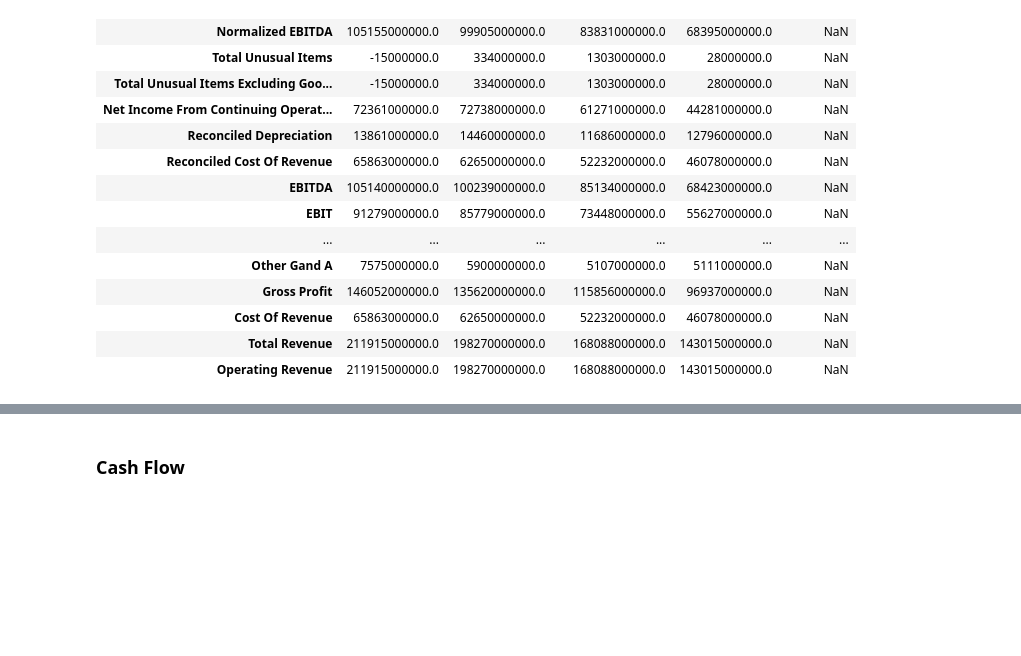
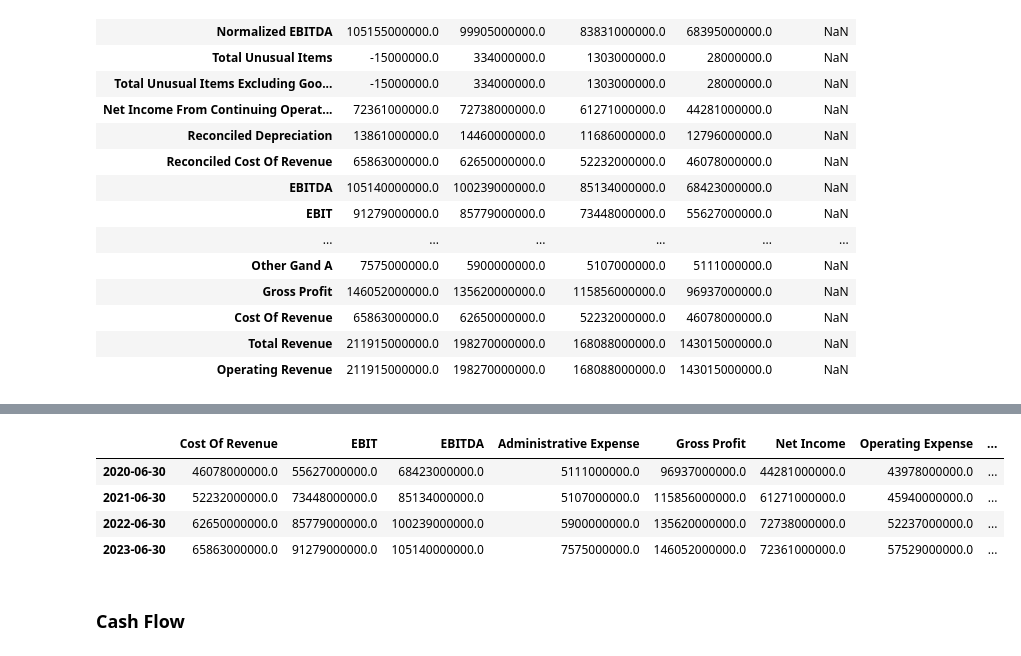
Before and after one commit to paty-oliveira/data-analysis-playground, a Jupyter notebook: stock-analysis/fundamental-analysis/index.ipynb, the cells around one changed output, grey strips where cells are left out. Saved outputs shown, nothing was run; the diff lists cells and outputs as text; code cells hidden in the pictures; blank space fills up the shorter version.

```diff
--- a/stock-analysis/fundamental-analysis/index.ipynb
+++ b/stock-analysis/fundamental-analysis/index.ipynb
@@ -388,3 +391,14 @@ df_income_stmt
+# %%
+df_income_stmt = df_income_stmt.transpose()
+df_income_stmt = df_income_stmt.rename(columns={"Net Income From Continuing Operation Net Minority Interest": "Net Income", "General And Administrative Expense": "Administrative Expense", "Selling And Marketing Expense": "Marketing Expense", "Research And Development": "Research Expense"})
+df_income_stmt = df_income_stmt.sort_index()
+df_income_stmt
+# %% [output]
+|  | Cost Of Revenue | EBIT | EBITDA | Administrative Expense | Gross Profit | Net Income | Operating Expense | ... |
+| 2020-06-30 | 46078000000.0 | 55627000000.0 | 68423000000.0 | 5111000000.0 | 96937000000.0 | 44281000000.0 | 43978000000.0 | ... |
+| 2021-06-30 | 52232000000.0 | 73448000000.0 | 85134000000.0 | 5107000000.0 | 115856000000.0 | 61271000000.0 | 45940000000.0 | ... |
+| 2022-06-30 | 62650000000.0 | 85779000000.0 | 100239000000.0 | 5900000000.0 | 135620000000.0 | 72738000000.0 | 52237000000.0 | ... |
+| 2023-06-30 | 65863000000.0 | 91279000000.0 | 105140000000.0 | 7575000000.0 | 146052000000.0 | 72361000000.0 | 57529000000.0 | ... |
 # %% [markdown]
 ### Cash Flow
 # %%
```
Also changed, not shown: parts of 5 cells of this notebook.
